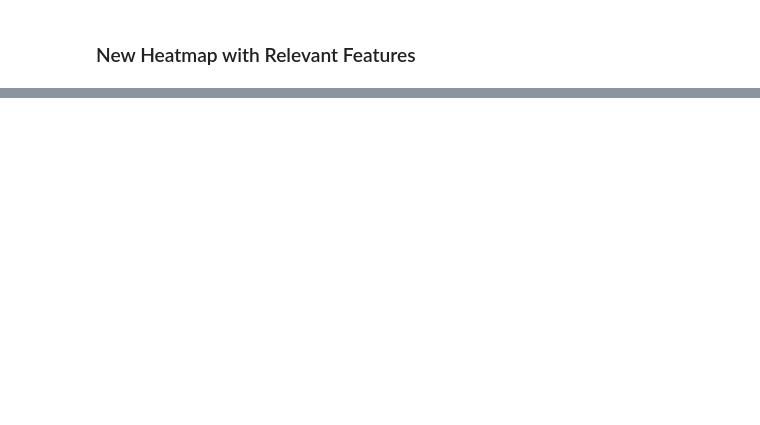
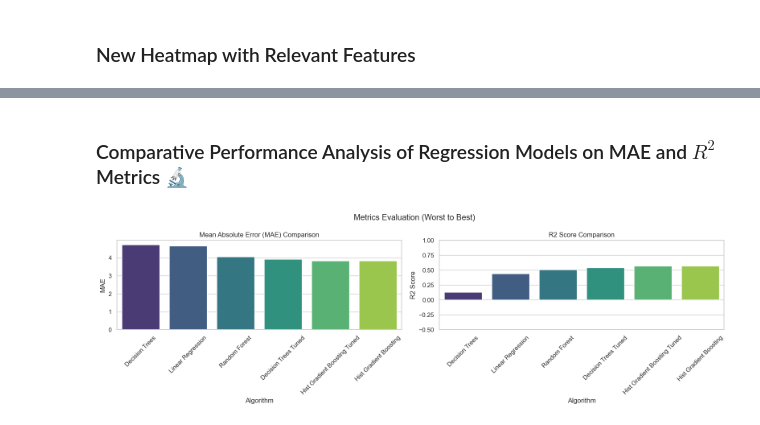
Before and after one commit to Dadd0/AI_MedCare_282401, a Jupyter notebook: main.ipynb, the cells around one changed output, grey strips where cells are left out. Drawn from its saved outputs; the diff is of its cells as text; code cells hidden in the pictures; blank space fills up the shorter version.

```diff
--- a/main.ipynb
+++ b/main.ipynb
@@ -1287,8 +1258,8 @@ grid_search.fit(X_train, y_train)
 print(f"Best parameters: {grid_search.best_params_}")
 print(f"Best score: {grid_search.best_score_}")
 
-decision_tree_tuned_mae = mean_absolute_error(y_test, grid_search.predict(X_test))
-decision_tree_tuned_r2 = r2_score(y_test, grid_search.predict(X_test))
+decision_tree_tuned_mae_filtered = mean_absolute_error(y_test, grid_search.predict(X_test))
+decision_tree_tuned_r2_filtered = r2_score(y_test, grid_search.predict(X_test))
 
 # use the best parameter to train the model and print the performance
 best_tree_reg = grid_search.best_estimator_
@@ -1317,8 +1341,8 @@ rf_reg.fit(X_train, y_train)
 print_score(rf_reg, X_train, y_train, X_test, y_test, train=True)
 print_score(rf_reg, X_train, y_train, X_test, y_test, train=False)
 
-random_forest_mae = mean_absolute_error(y_test, rf_reg.predict(X_test))
-random_forest_r2 = r2_score(y_test, rf_reg.predict(X_test))
+random_forest_mae_filtered = mean_absolute_error(y_test, rf_reg.predict(X_test))
+random_forest_r2_filtered = r2_score(y_test, rf_reg.predict(X_test))
 # %% [output]
 Train Result:
 ================================================
@@ -1375,5 +1451,5 @@ hist_gb_model.fit(X_train, y_train)
 print_score(hist_gb_model, X_train, y_train, X_test, y_test, train=True)
 print_score(hist_gb_model, X_train, y_train, X_test, y_test, train=False)
 
-hist_gradient_boosting_mae = mean_absolute_error(y_test, hist_gb_model.predict(X_test))
-hist_gradient_boosting_r2 = r2_score(y_test, hist_gb_model.predict(X_test))
+hist_gradient_boosting_mae_filtered = mean_absolute_error(y_test, hist_gb_model.predict(X_test))
+hist_gradient_boosting_r2_filtered = r2_score(y_test, hist_gb_model.predict(X_test))
@@ -1404,5 +1499,5 @@ hist_gb_tuned.fit(X_train, y_train)
 print_score(hist_gb_tuned, X_train, y_train, X_test, y_test, train=True)
 print_score(hist_gb_tuned, X_train, y_train, X_test, y_test, train=False)
 
-hist_gb_tuned_mae = mean_absolute_error(y_test, hist_gb_tuned.predict(X_test))
-hist_gb_tuned_r2 = r2_score(y_test, hist_gb_tuned.predict(X_test))
+hist_gb_tuned_mae_filtered = mean_absolute_error(y_test, hist_gb_tuned.predict(X_test))
+hist_gb_tuned_r2_filtered = r2_score(y_test, hist_gb_tuned.predict(X_test))
@@ -1408,0 +1563,60 @@ hist_gb_tuned_r2 = r2_score(y_test, hist_gb_tuned.predict(X_test))
+# %% [markdown]
+### Comparative Performance Analysis of Regression Models on MAE and $R^2$ Metrics 🔬
+# %%
+metrics = {
+    "Algorithm": [
+        "Linear Regression",
+        "Decision Trees",
+        "Decision Trees Tuned",
+        "Random Forest",
+        # "Random Forest Tuned",
+        "Hist Gradient Boosting",
+        "Hist Gradient Boosting Tuned",
+    ],
+    "MAE": [
+        linear_regression_mae,
+        decision_tree_mae_filtered,
+        decision_tree_tuned_mae_filtered,
+        random_forest_mae_filtered,
+        # random_forest_tuned_mae_filtered
+        hist_gradient_boosting_mae_filtered,
+        hist_gb_tuned_mae_filtered,
+    ],
+
+    "R2 Score": [
+        linear_regression_r2,
+        decision_tree_r2_filtered,
+        decision_tree_tuned_r2_filtered,
+        random_forest_r2_filtered,
+        # random_forest_tuned_mr2_filtered
+        hist_gradient_boosting_r2_filtered,
+        hist_gb_tuned_r2_filtered,
+    ],
+}
+
+# Converting to DataFrame for easier plotting
+df_metrics = pd.DataFrame(metrics)
+
+# Plotting
+plt.figure(figsize=(16, 5))
+plt.suptitle('Metrics Evaluation (Worst to Best)')
+
+# MAE Bar Plot
+plt.subplot(1, 2, 1)
+sns.barplot(x="Algorithm", y="MAE", data=df_metrics.sort_values(by = 'MAE', ascending=False), palette="viridis")
+plt.title("Mean Absolute Error (MAE) Comparison")
+plt.xticks(rotation=45)
+plt.ylabel("MAE")
+
+# R2 Score Bar Plot
+plt.subplot(1, 2, 2)
+sns.barplot(x="Algorithm", y="R2 Score", data=df_metrics.sort_values(by = 'MAE', ascending = False), palette = "viridis")
+plt.title("R2 Score Comparison")
+plt.xticks(rotation=45)
+plt.ylim([-0.5, 1])
+plt.ylabel("R2 Score")
+
+plt.tight_layout()
+plt.show()
+# %% [output]
+[figure, added]
```
Also changed, not shown: parts of 57 cells of this notebook, 1 other file.
